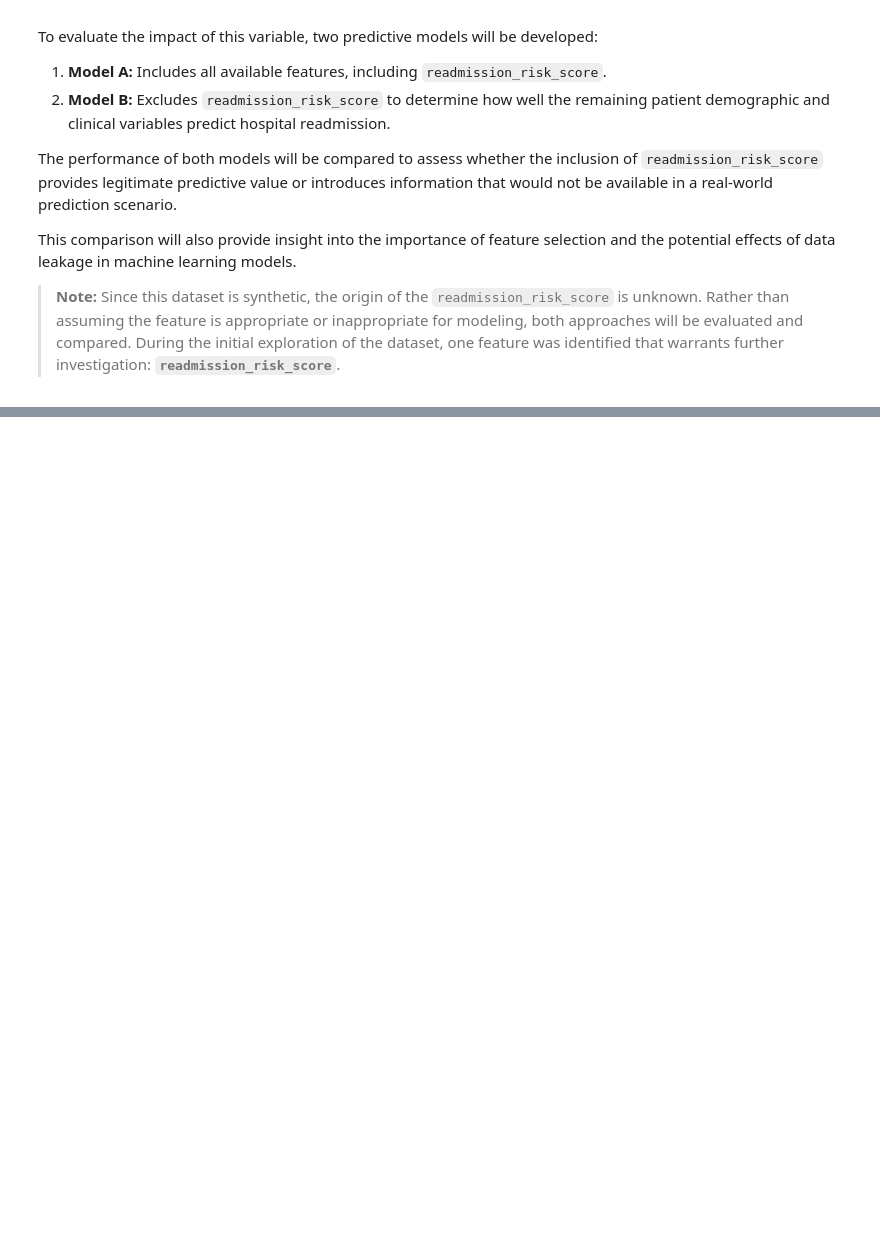
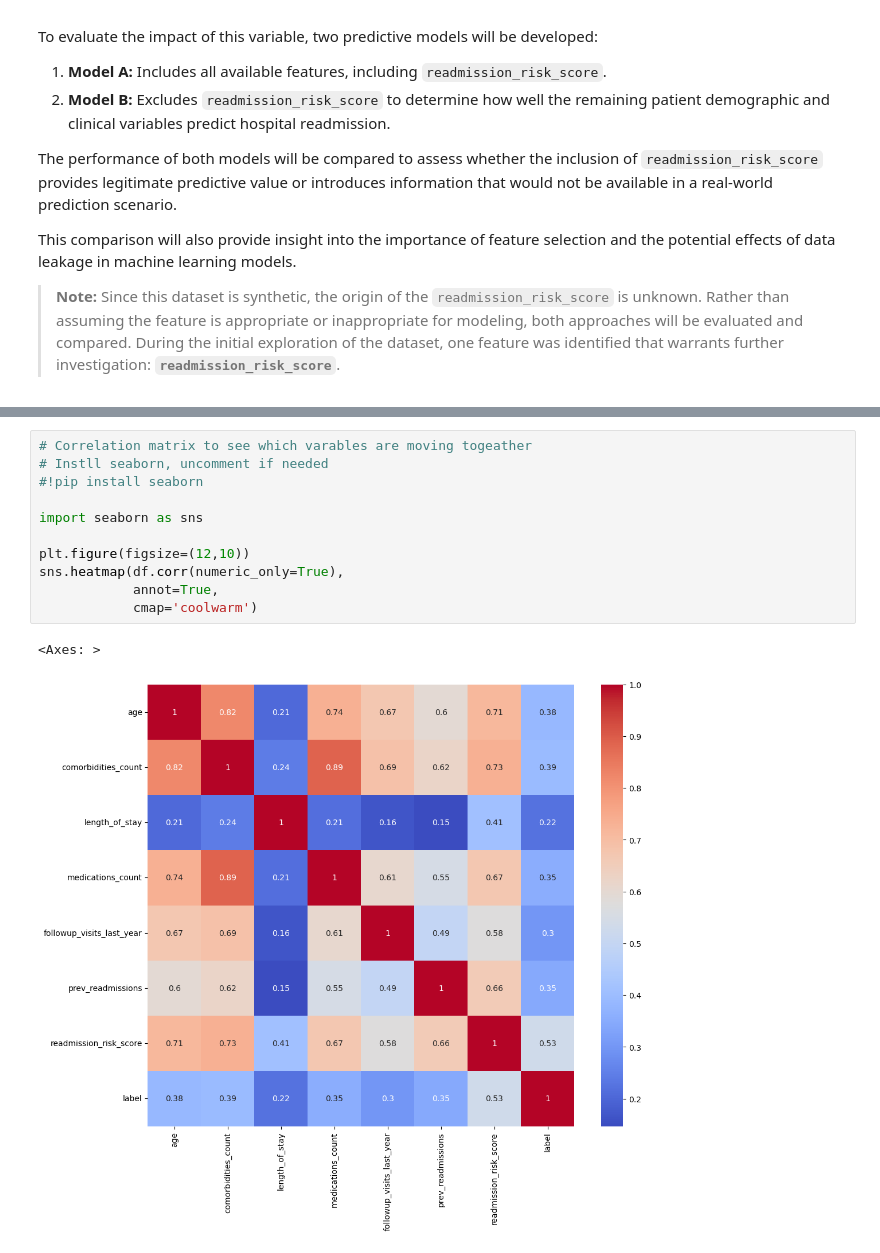
Before and after one commit to royphelps1/hospital-readmission-analysis, a Jupyter notebook: notebooks/01_exploratory_data_analysis.ipynb, the cells around one changed output, grey strips where cells are left out. Saved outputs shown, nothing was run; the diff lists cells and outputs as text; blank space fills up the shorter version.

```diff
--- a/notebooks/01_exploratory_data_analysis.ipynb
+++ b/notebooks/01_exploratory_data_analysis.ipynb
@@ -149,0 +181,14 @@ During the initial exploration of the dataset, one feature was identified that w
+# %%
+# Correlation matrix to see which varables are moving togeather
+# Instll seaborn, uncomment if needed
+#!pip install seaborn
+
+import seaborn as sns
+
+plt.figure(figsize=(12,10))
+sns.heatmap(df.corr(numeric_only=True),
+            annot=True,
+            cmap='coolwarm')
+# %% [output]
+<Axes: >
+[figure, added]
```
Also changed, not shown: parts of 4 cells of this notebook.
